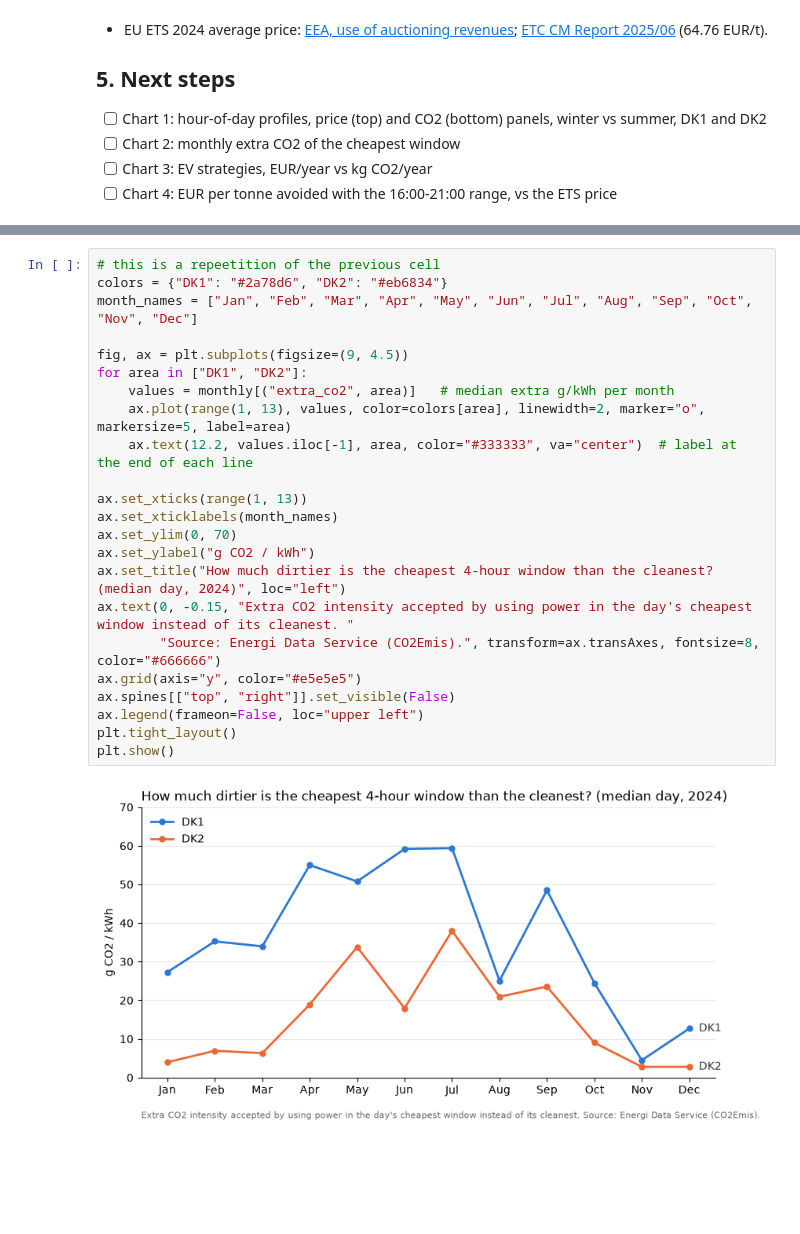
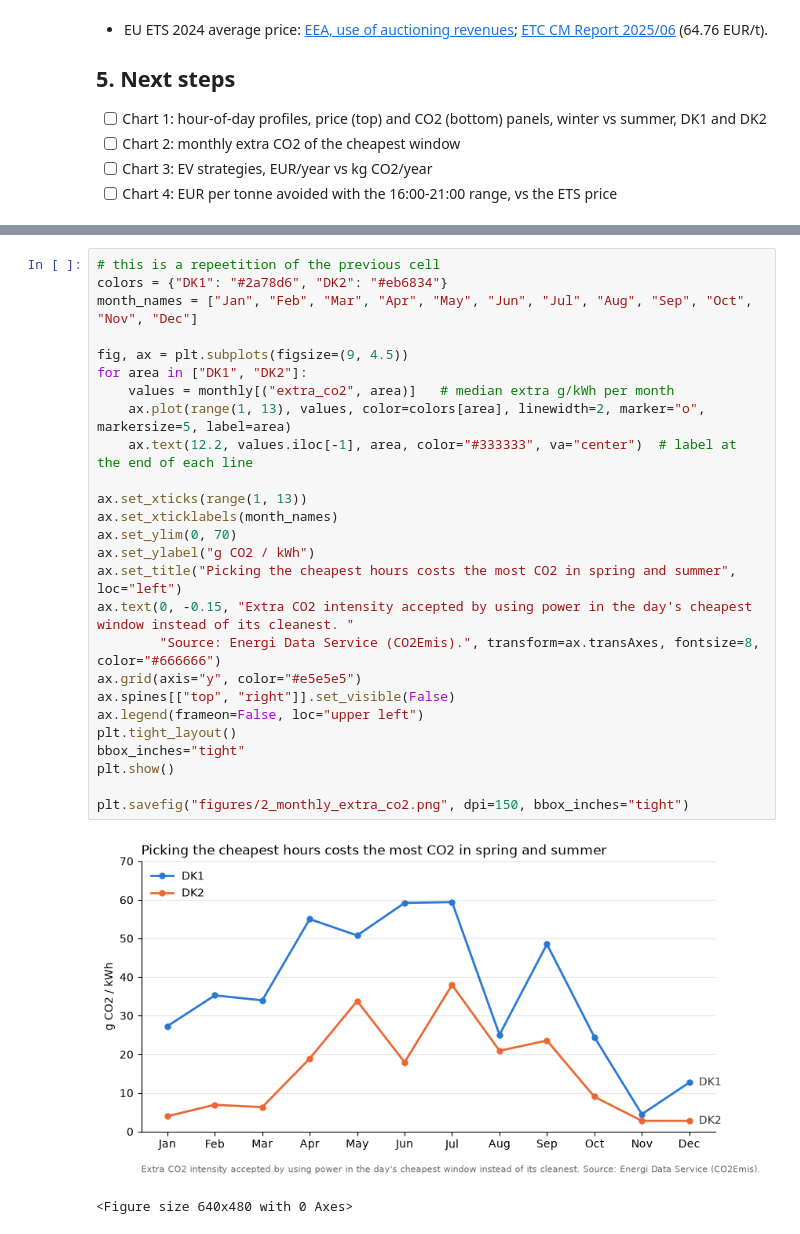
Before and after one commit to MatPicca/Denmark_Clean_vs_Cheap_el, a Jupyter notebook: 03_felxibility.ipynb, the cells around one changed output, grey strips where cells are left out. Saved outputs shown, nothing was run; the diff lists cells and outputs as text; blank space fills up the shorter version.

```diff
--- a/03_felxibility.ipynb
+++ b/03_felxibility.ipynb
@@ -414,28 +418,32 @@ plt.show()
 # %%
 # this is a repeetition of the previous cell
 colors = {"DK1": "#2a78d6", "DK2": "#eb6834"}
 month_names = ["Jan", "Feb", "Mar", "Apr", "May", "Jun", "Jul", "Aug", "Sep", "Oct", "Nov", "Dec"]
 
 fig, ax = plt.subplots(figsize=(9, 4.5))
 for area in ["DK1", "DK2"]:
     values = monthly[("extra_co2", area)]   # median extra g/kWh per month
     ax.plot(range(1, 13), values, color=colors[area], linewidth=2, marker="o", markersize=5, label=area)
     ax.text(12.2, values.iloc[-1], area, color="#333333", va="center")  # label at the end of each line
 
 ax.set_xticks(range(1, 13))
 ax.set_xticklabels(month_names)
 ax.set_ylim(0, 70)
 ax.set_ylabel("g CO2 / kWh")
-ax.set_title("How much dirtier is the cheapest 4-hour window than the cleanest? (median day, 2024)", loc="left")
+ax.set_title("Picking the cheapest hours costs the most CO2 in spring and summer", loc="left")
 ax.text(0, -0.15, "Extra CO2 intensity accepted by using power in the day's cheapest window instead of its cleanest. "
         "Source: Energi Data Service (CO2Emis).", transform=ax.transAxes, fontsize=8, color="#666666")
 ax.grid(axis="y", color="#e5e5e5")
 ax.spines[["top", "right"]].set_visible(False)
 ax.legend(frameon=False, loc="upper left")
 plt.tight_layout()
+bbox_inches="tight"
 plt.show()
+
+plt.savefig("figures/2_monthly_extra_co2.png", dpi=150, bbox_inches="tight")
 # %% [output]
-[figure, old version]
+[figure, new version]
+<Figure size 640x480 with 0 Axes>
 # %%
 colors = {"DK1": "#2a78d6", "DK2": "#eb6834"}
 order = ["immediate", "cheapest", "cleanest"]
```
Also changed, not shown: parts of 3 cells of this notebook, 9 other files.
